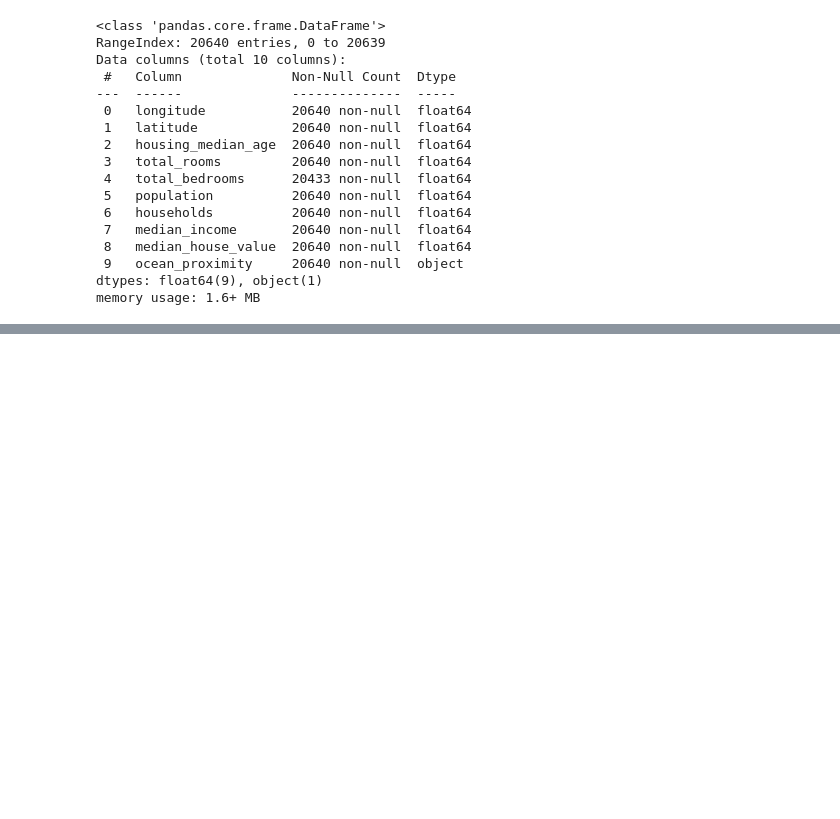
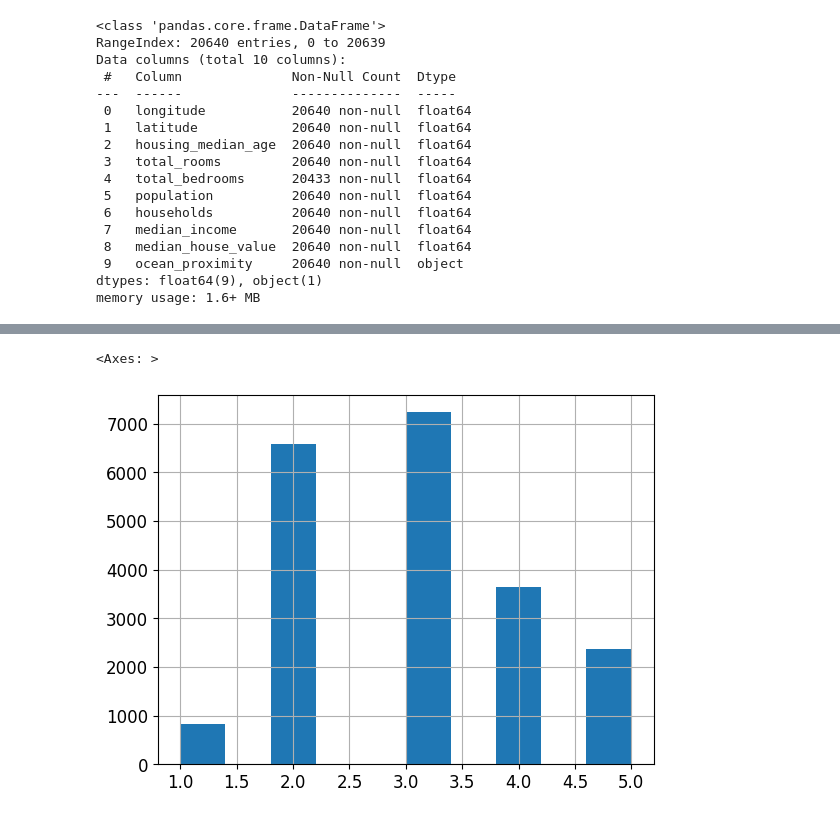
Before and after one commit to nhv96/iai600_assignment_2, a Jupyter notebook: data_pipeline.ipynb, the cells around one changed output, grey strips where cells are left out. Saved outputs shown, nothing was run; the diff lists cells and outputs as text; code cells hidden in the pictures; blank space fills up the shorter version.

```diff
--- a/data_pipeline.ipynb
+++ b/data_pipeline.ipynb
@@ -93,0 +141,5 @@ housing_data.describe()
+# %%
+housing["income_cat"].hist()
+# %% [output]
+<Axes: >
+[figure, added]
```
Also changed, not shown: parts of 75 cells of this notebook, 1 other file.
